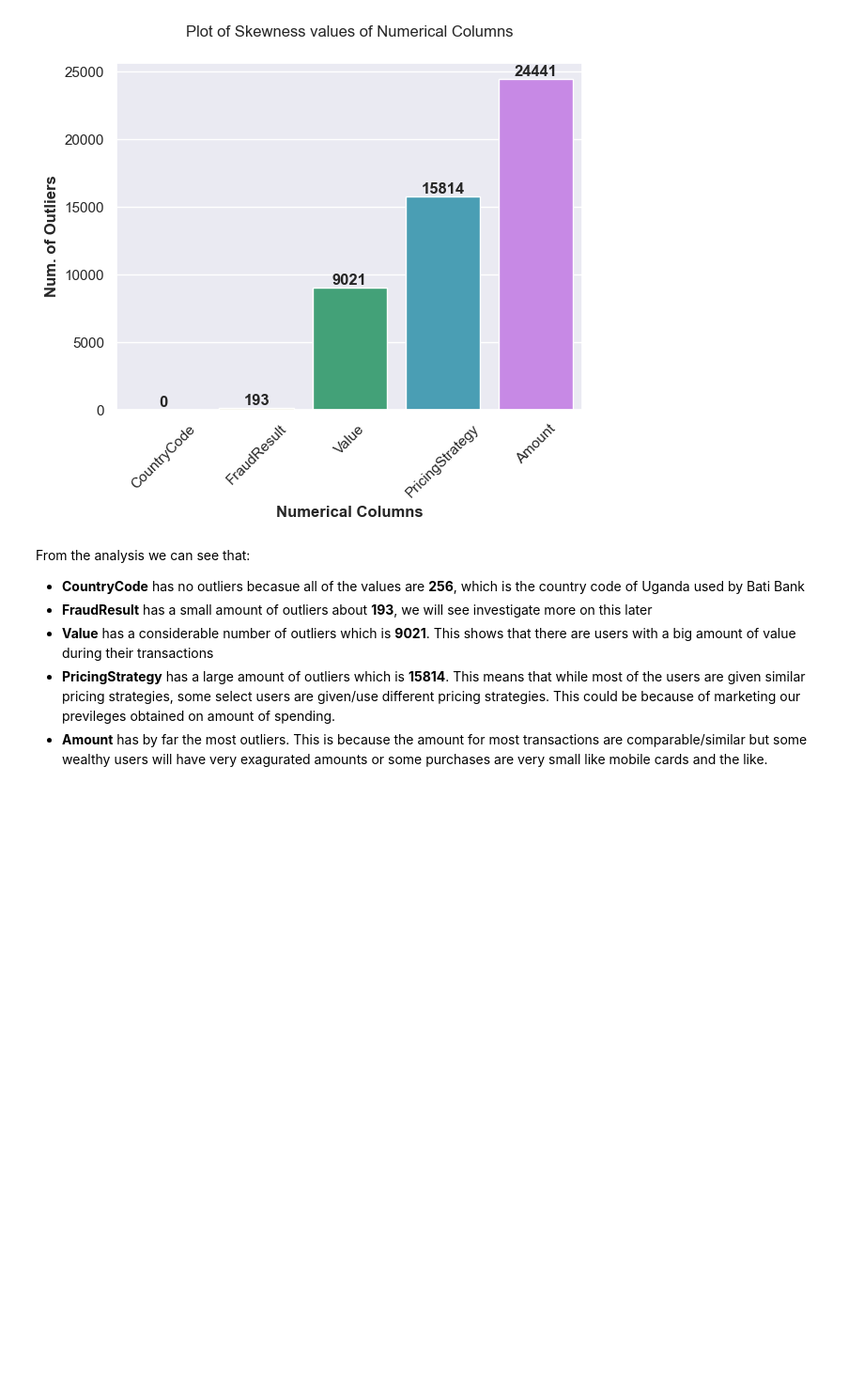
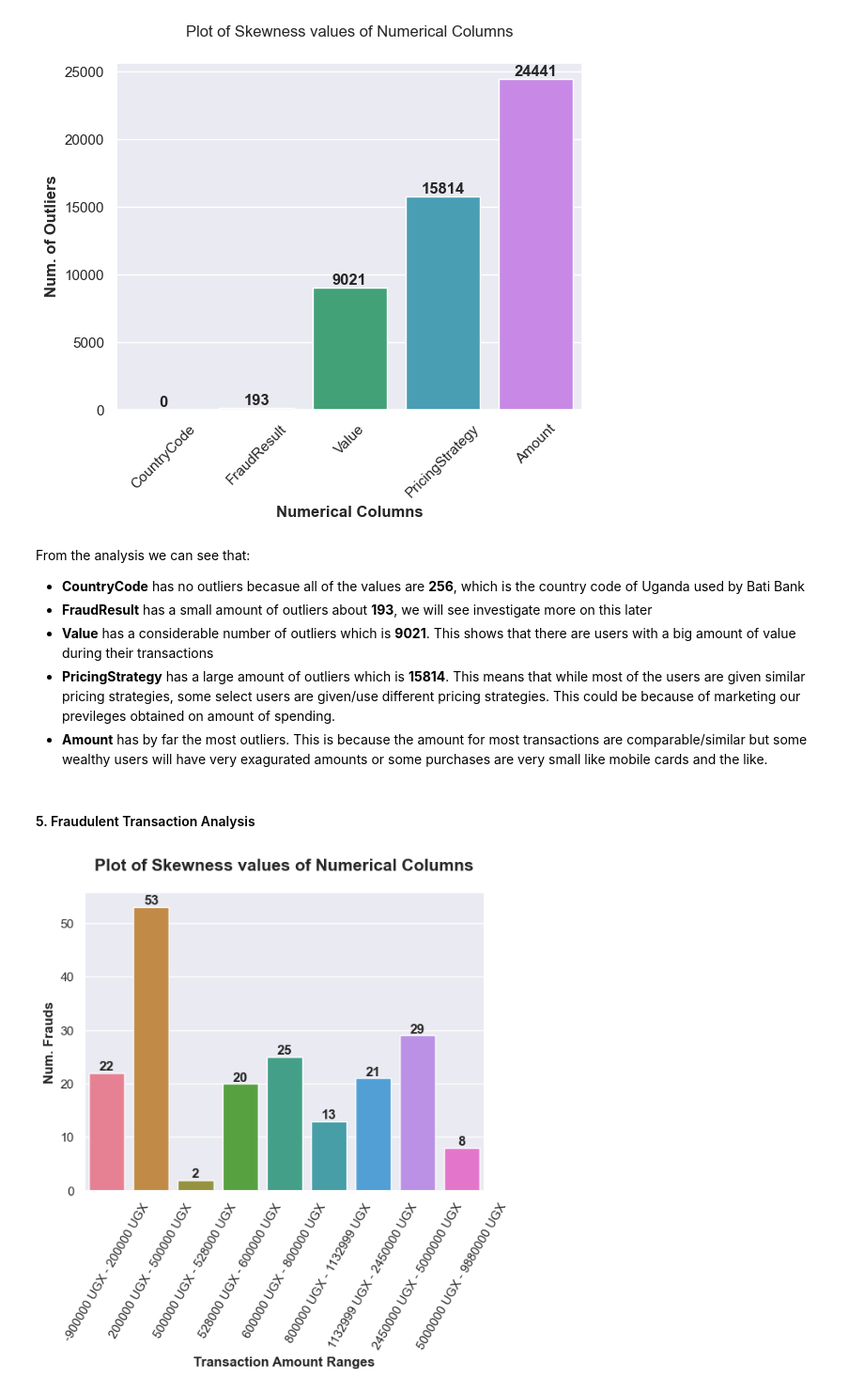
Before and after one commit to WildCayote/Bati-Bank-Credit-Scoring, a Jupyter notebook: notebooks/eda.ipynb, the cells around one changed output. Shown at 94% size. Drawn from its saved outputs; the diff is of its cells as text; code cells hidden in the pictures; blank space fills up the shorter version.

Commit message:
Feat: Completed Fraudulent transaction analysis

```diff
--- a/notebooks/eda.ipynb
+++ b/notebooks/eda.ipynb
@@ -163,3 +163,9 @@ From the analysis we can see that:
 - **Value** has a considerable number of outliers which is **9021**. This shows that there are users with a big amount of value during their transactions
 - **PricingStrategy** has a large amount of outliers which is **15814**. This means that while most of the users are given similar pricing strategies, some select users are given/use different pricing strategies. This could be because of marketing our previleges obtained on amount of spending.
 - **Amount** has by far the most outliers. This is because the amount for most transactions are comparable/similar but some wealthy users will have very exagurated amounts or some purchases are very small like mobile cards and the like.
+# %% [markdown]
+#### 5. Fraudulent Transaction Analysis
+# %%
+eda_analyzer.fraud_analysis()
+# %% [output]
+[figure, added]
```
Also changed, not shown: parts of 1 cell of this notebook.
